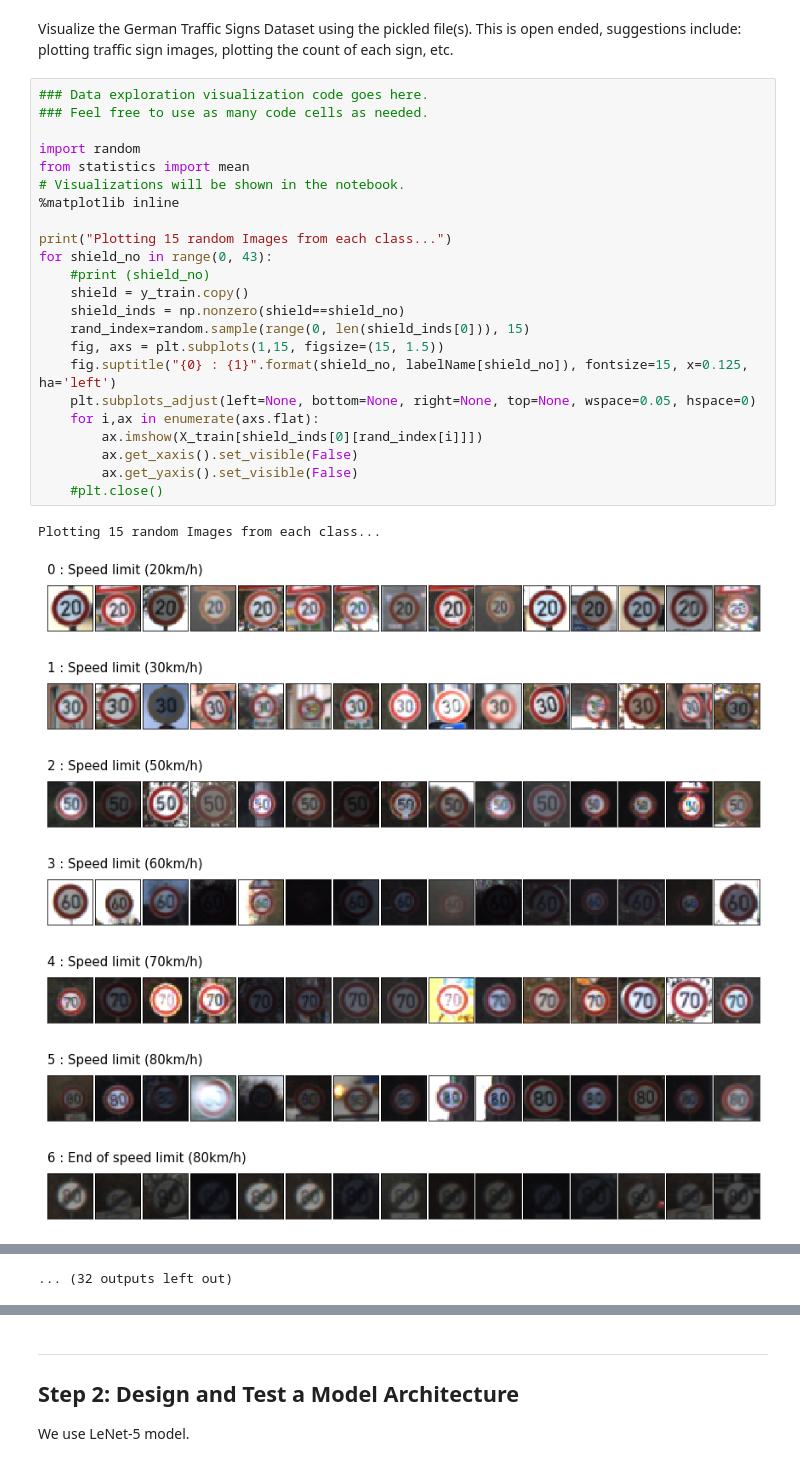
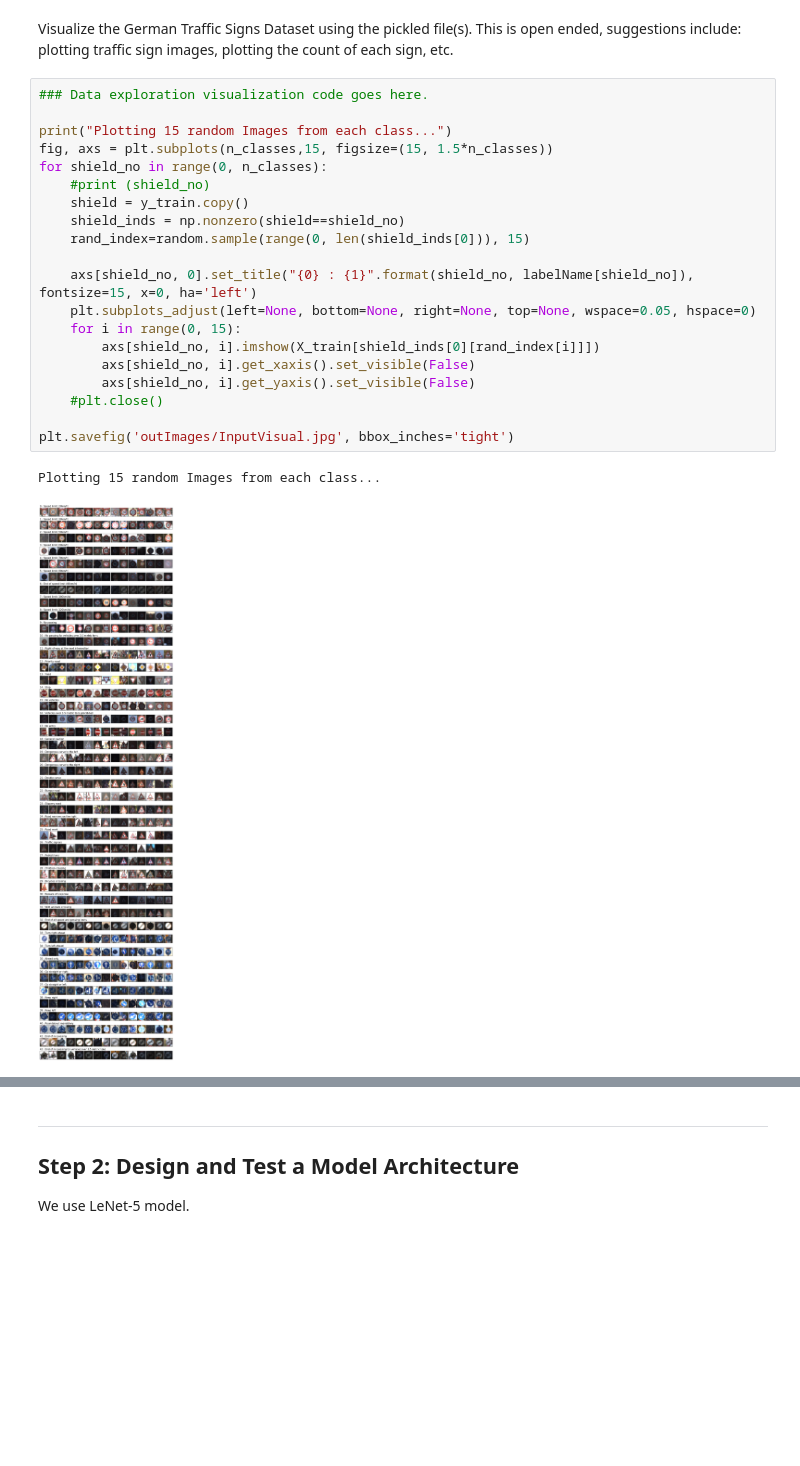
Before and after one commit to WakMun/TrafficSignClassifier, a Jupyter notebook: Traffic_Sign_Classifier.ipynb, the cells around one changed output, grey strips where cells are left out. Drawn from its saved outputs; the diff is of its cells as text; blank space fills up the shorter version.

```diff
--- a/Traffic_Sign_Classifier.ipynb
+++ b/Traffic_Sign_Classifier.ipynb
@@ -97,33 +104,24 @@ Number of classes = 43
 Visualize the German Traffic Signs Dataset using the pickled file(s). This is open ended, suggestions include: plotting traffic sign images, plotting the count of each sign, etc.
 # %%
 ### Data exploration visualization code goes here.
-### Feel free to use as many code cells as needed.
-
-import random
-from statistics import mean
-# Visualizations will be shown in the notebook.
-%matplotlib inline
 
 print("Plotting 15 random Images from each class...")
-for shield_no in range(0, 43):
+fig, axs = plt.subplots(n_classes,15, figsize=(15, 1.5*n_classes))
+for shield_no in range(0, n_classes):
     #print (shield_no)
     shield = y_train.copy()
     shield_inds = np.nonzero(shield==shield_no)
     rand_index=random.sample(range(0, len(shield_inds[0])), 15)
-    fig, axs = plt.subplots(1,15, figsize=(15, 1.5))
-    fig.suptitle("{0} : {1}".format(shield_no, labelName[shield_no]), fontsize=15, x=0.125, ha='left')
+
+    axs[shield_no, 0].set_title("{0} : {1}".format(shield_no, labelName[shield_no]), fontsize=15, x=0, ha='left')
     plt.subplots_adjust(left=None, bottom=None, right=None, top=None, wspace=0.05, hspace=0)
-    for i,ax in enumerate(axs.flat):
-        ax.imshow(X_train[shield_inds[0][rand_index[i]]])
-        ax.get_xaxis().set_visible(False)
-        ax.get_yaxis().set_visible(False)
+    for i in range(0, 15):
+        axs[shield_no, i].imshow(X_train[shield_inds[0][rand_index[i]]])
+        axs[shield_no, i].get_xaxis().set_visible(False)
+        axs[shield_no, i].get_yaxis().set_visible(False)
     #plt.close()
+
+plt.savefig('outImages/InputVisual.jpg', bbox_inches='tight')
 # %% [output]
 Plotting 15 random Images from each class...
-[figure, old version]
+[figure, new version]
-[figure, removed]
-[figure, removed]
-[figure, removed]
-[figure, removed]
-[figure, removed]
-[figure, removed]
@@ -134,4 +128,3 @@ Plotting 15 random Images from each class...
-... (32 outputs left out)
 # %%
 
 #Plot distribution of labels in train, test
```
Also changed, not shown: parts of 22 cells of this notebook, 23 other files.
